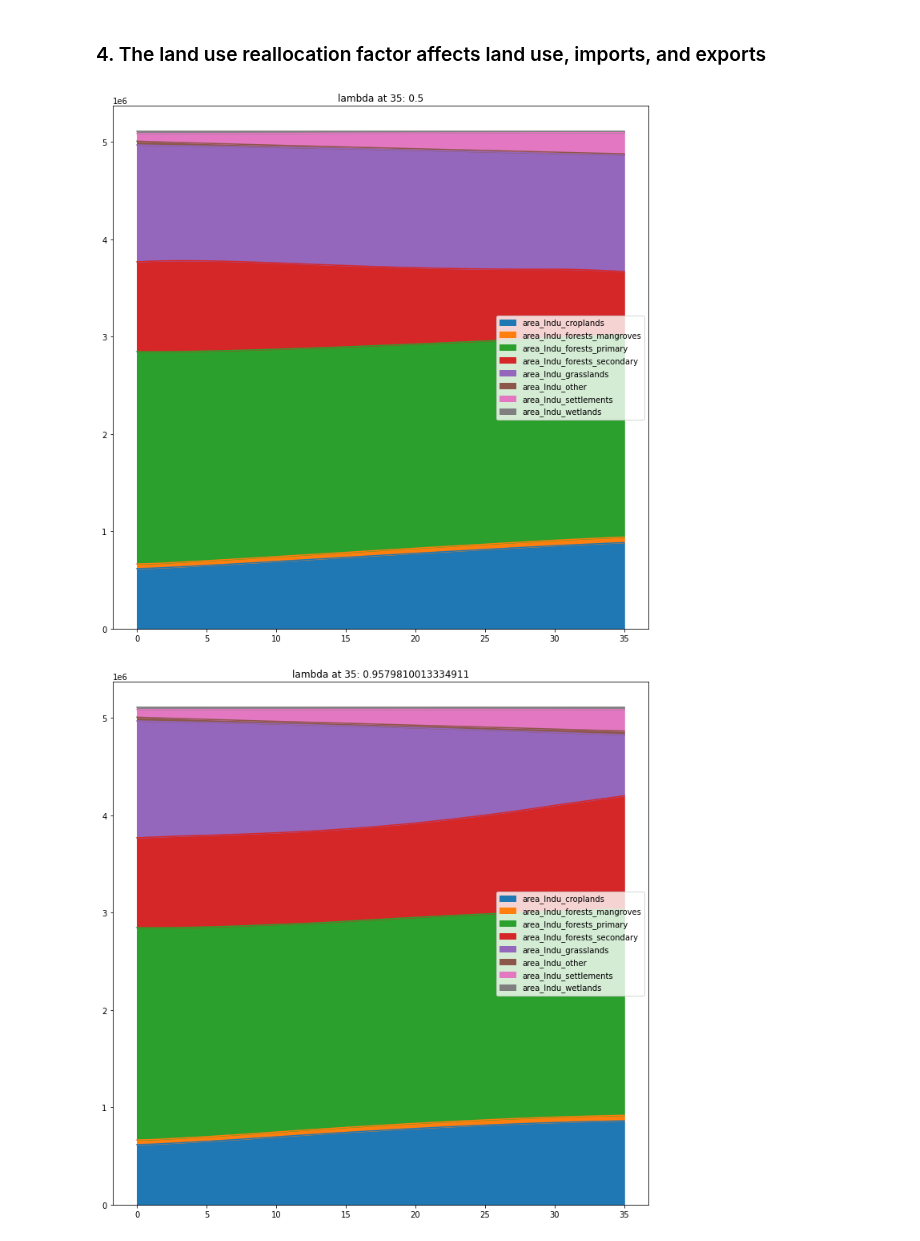
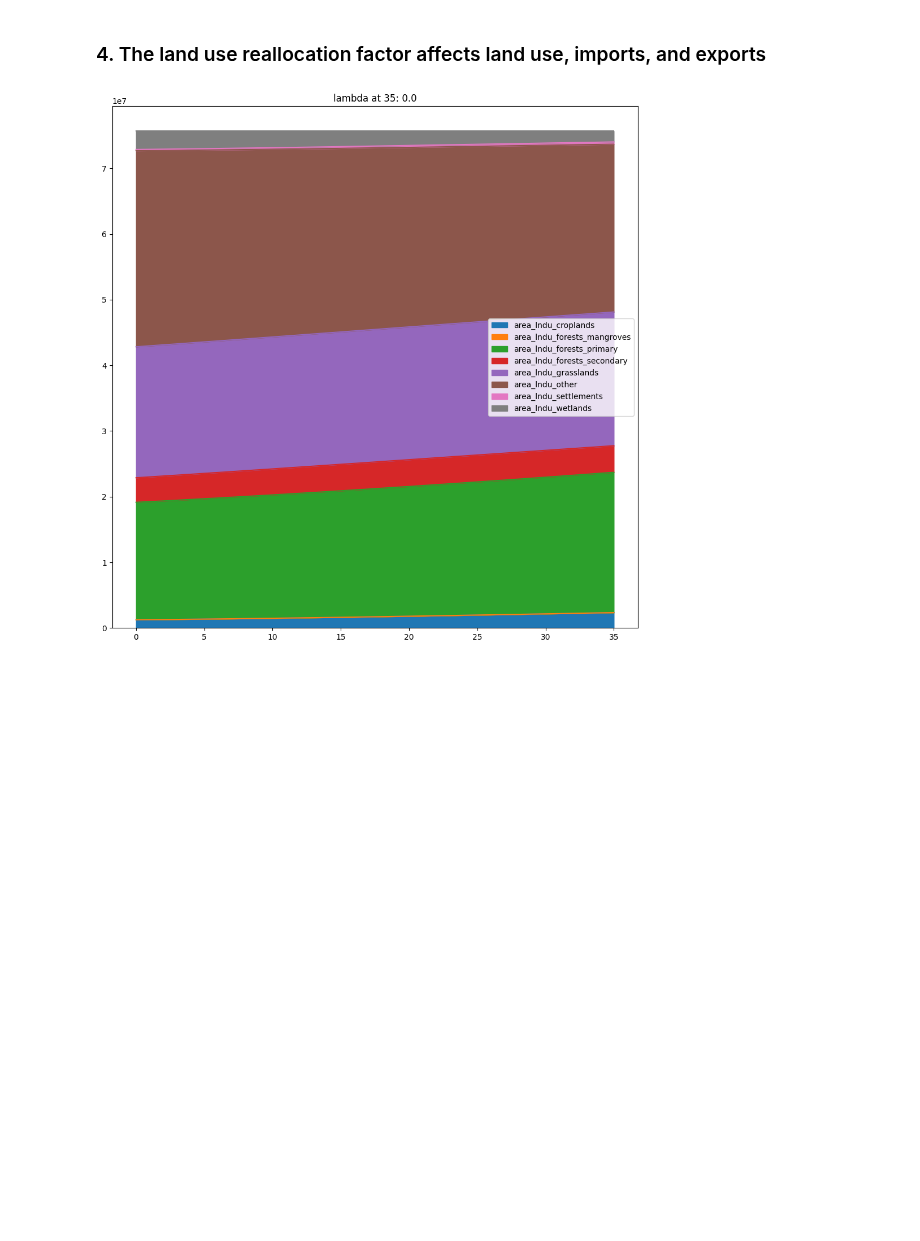
Before and after one commit to jarojasag/lac_decarbonization, a Jupyter notebook: python/sisepuede_quick_start.ipynb, the cells around one changed output. Saved outputs shown, nothing was run; the diff lists cells and outputs as text; code cells hidden in the pictures; blank space fills up the shorter version.

```diff
--- a/python/sisepuede_quick_start.ipynb
+++ b/python/sisepuede_quick_start.ipynb
@@ -75,0 +63,8 @@ sisepuede = ssp.SISEPUEDE("demo", logger = logger)
+# %%
+# initialize the SISPEUEDE object for Chile using the latest calibrated data
+sisepuede = SISEPUEDE(
+    "calibrated",
+    logger = logger,
+    regions = ["chile"],
+    instantiate_nemomod = False # for AFOLU only application, don't instantiate Julia (avoids requirement to install)
+)
@@ -214,7 +160,5 @@ for k in primary_keys_out:
 # %%
-df_out = sisepuede.read_output(
-    primary_keys_out
-)
+df_out = sisepuede.read_output(None)
 df_out
 # %% [output]
 |  | primary_id | region | time_period | area_agrc_crops_bevs_and_spices | area_agrc_crops_cereals | area_agrc_crops_fibers | ... |
@@ -300,19 +367,18 @@ plt.show()
 # %% [markdown]
 ###  4. The land use reallocation factor affects land use, imports, and exports
 # %%
-for ind in [0, 4]:
-    i = primary_keys_out[ind]
-    fig, ax = plt.subplots(figsize = (12, 12))
+# NOTE: this is run statically, so the dynamics of the reallocation factor are not shown here
+i = 0
+fig, ax = plt.subplots(figsize = (12, 12))
 
-    df_cur = df_out[df_out["primary_id"] == i]
-    df_cur = sisepuede.model_attributes.get_standard_variables(df_cur, "Land Use Area", return_type = "data_frame")
+df_cur = df_out[df_out["primary_id"] == i]
+df_cur = sisepuede.model_attributes.get_standard_variables(df_cur, "Land Use Area", return_type = "data_frame")
 
-    val = sisepuede.generate_scenario_database_from_primary_key(i)["DEMO"]["lndu_reallocation_factor"].iloc[-1]
+val = sisepuede.generate_scenario_database_from_primary_key(i)["chile"]["lndu_reallocation_factor"].iloc[-1]
 
-    df_cur.plot.area(ax = ax)
-    ax.set_title(f"lambda at 35: {val}")
+df_cur.plot.area(ax = ax)
+ax.set_title(f"lambda at 35: {val}")
 
-    plt.show()
+plt.show()
 # %% [output]
-[figure, old version]
+[figure, new version]
-[figure, removed]
```
Also changed, not shown: parts of 32 cells of this notebook, 6 other files.
